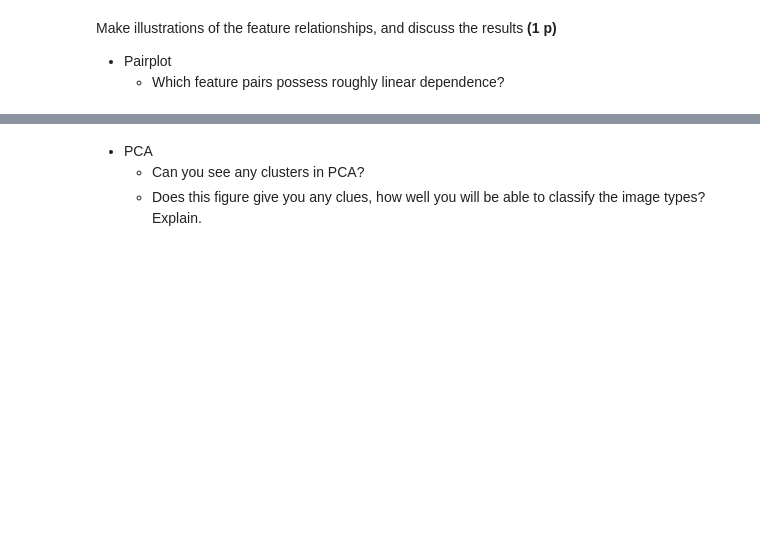
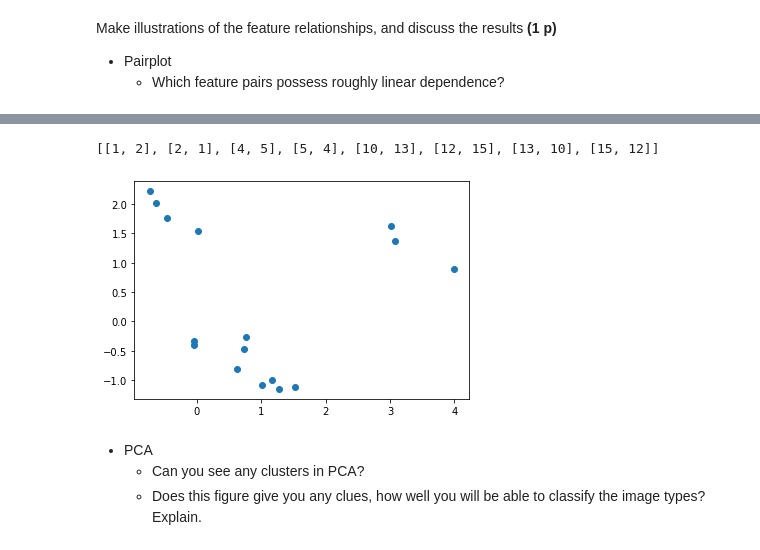
Before and after one commit to Juoksuorava/MLPR22, a Jupyter notebook: MLPR22_exercise.ipynb, the cells around one changed output, grey strips where cells are left out. Saved outputs shown, nothing was run; the diff lists cells and outputs as text; code cells hidden in the pictures; blank space fills up the shorter version.

```diff
--- a/MLPR22_exercise.ipynb
+++ b/MLPR22_exercise.ipynb
@@ -442,3 +468,20 @@ Make illustrations of the feature relationships, and discuss the results **(1 p)
+# %%
+linear_dependent = []
+for f in range(len(feature_correlations)):
+    for g in range(len(feature_correlations[f])):
+        if feature_correlations[f][g] > 0.9 and f != g:
+            linear_dependent.append([f, g])
+
+cdict = {'pebbles': 'gray', 'sky': 'blue', 'trees': 'green'}
+c = [*map(cdict.get, y)]
+
+print(linear_dependent)
+
+plt.scatter(X_norm[linear_dependent[0][0]], X_norm[linear_dependent[0][1]])
+plt.show()
+# %% [output]
+[[1, 2], [2, 1], [4, 5], [5, 4], [10, 13], [12, 15], [13, 10], [15, 12]]
+[figure, added]
 # %% [markdown]
 
 - PCA
```
Also changed, not shown: parts of 13 cells of this notebook.
